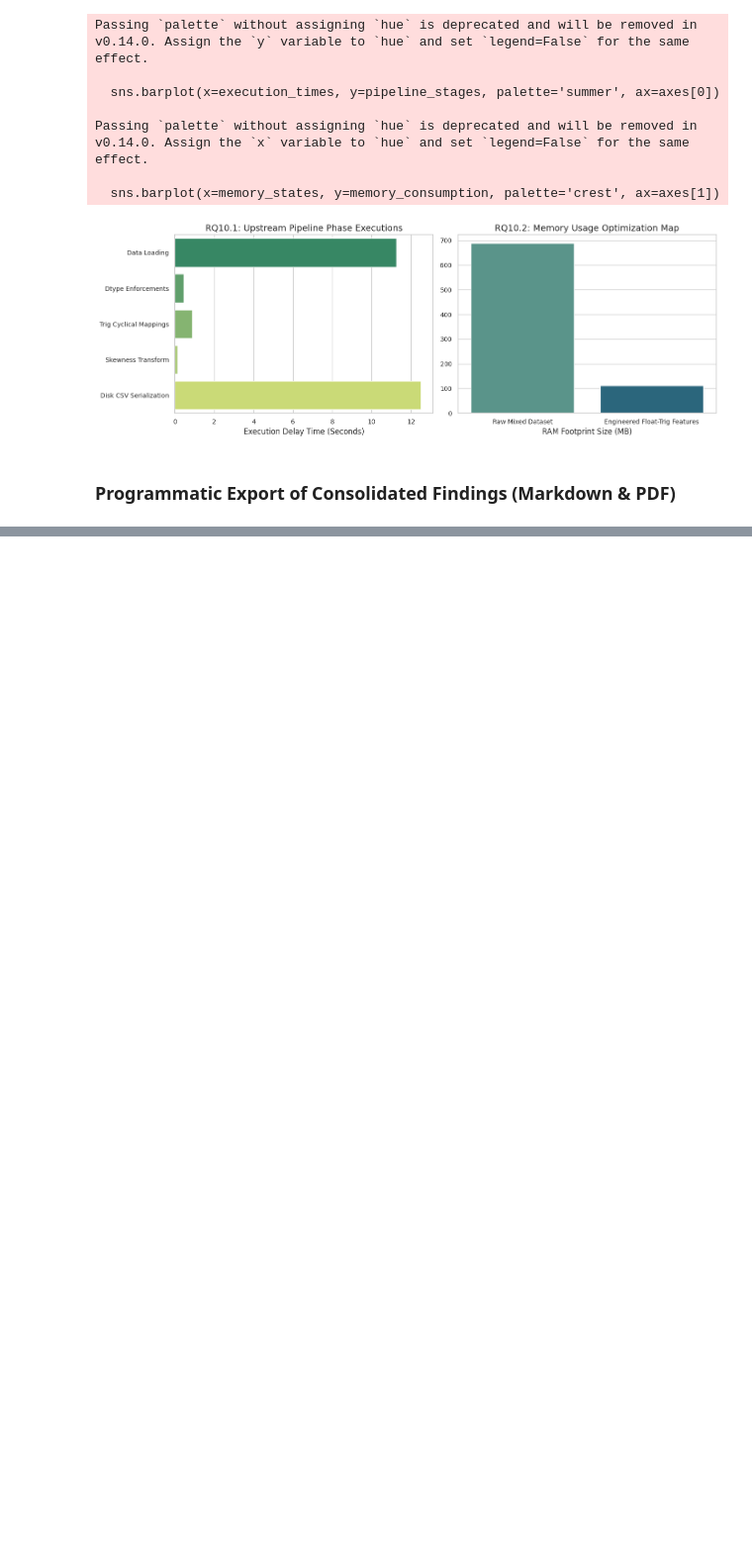
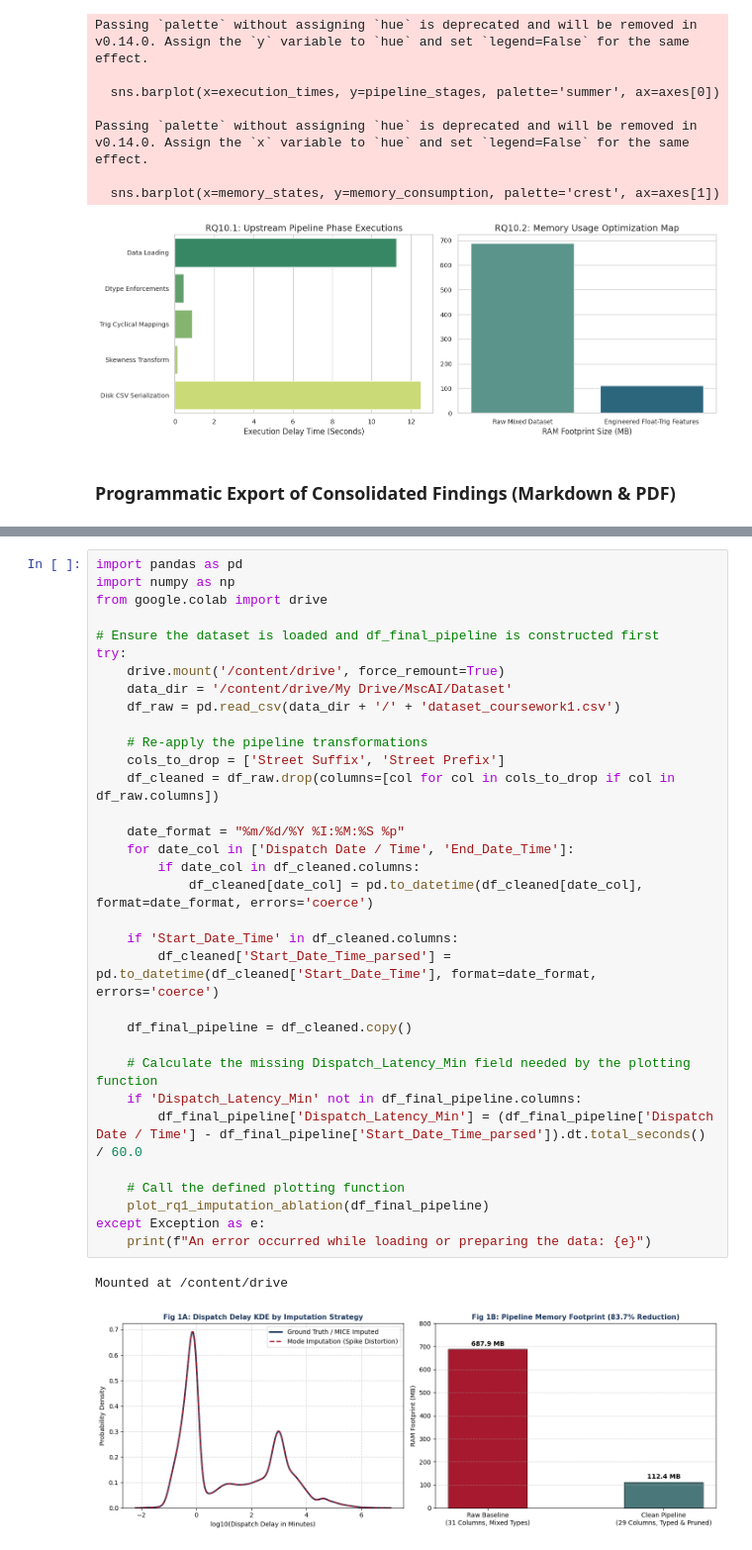
Before and after one commit to klsay/mscai, a Jupyter notebook: MSC_AI_Course_Work_Assignment_1_(Sarbojit).ipynb, the cells around one changed output, grey strips where cells are left out. Shown at 99% size. Drawn from its saved outputs; the diff is of its cells as text; blank space fills up the shorter version.

```diff
--- a/MSC_AI_Course_Work_Assignment_1_(Sarbojit).ipynb
+++ b/MSC_AI_Course_Work_Assignment_1_(Sarbojit).ipynb
@@ -2217,0 +2262,36 @@ Completed report generated successfully and saved to: /content/Marking_Template_
+# %%
+import pandas as pd
+import numpy as np
+from google.colab import drive
+
+# Ensure the dataset is loaded and df_final_pipeline is constructed first
+try:
+    drive.mount('/content/drive', force_remount=True)
+    data_dir = '/content/drive/My Drive/MscAI/Dataset'
+    df_raw = pd.read_csv(data_dir + '/' + 'dataset_coursework1.csv')
+
+    # Re-apply the pipeline transformations
+    cols_to_drop = ['Street Suffix', 'Street Prefix']
+    df_cleaned = df_raw.drop(columns=[col for col in cols_to_drop if col in df_raw.columns])
+
+    date_format = "%m/%d/%Y %I:%M:%S %p"
+    for date_col in ['Dispatch Date / Time', 'End_Date_Time']:
+        if date_col in df_cleaned.columns:
+            df_cleaned[date_col] = pd.to_datetime(df_cleaned[date_col], format=date_format, errors='coerce')
+
+    if 'Start_Date_Time' in df_cleaned.columns:
+        df_cleaned['Start_Date_Time_parsed'] = pd.to_datetime(df_cleaned['Start_Date_Time'], format=date_format, errors='coerce')
+
+    df_final_pipeline = df_cleaned.copy()
+
+    # Calculate the missing Dispatch_Latency_Min field needed by the plotting function
+    if 'Dispatch_Latency_Min' not in df_final_pipeline.columns:
+        df_final_pipeline['Dispatch_Latency_Min'] = (df_final_pipeline['Dispatch Date / Time'] - df_final_pipeline['Start_Date_Time_parsed']).dt.total_seconds() / 60.0
+
+    # Call the defined plotting function
+    plot_rq1_imputation_ablation(df_final_pipeline)
+except Exception as e:
+    print(f"An error occurred while loading or preparing the data: {e}")
+# %% [output]
+Mounted at /content/drive
+[figure, added]
```
Also changed, not shown: parts of 3 cells of this notebook.
